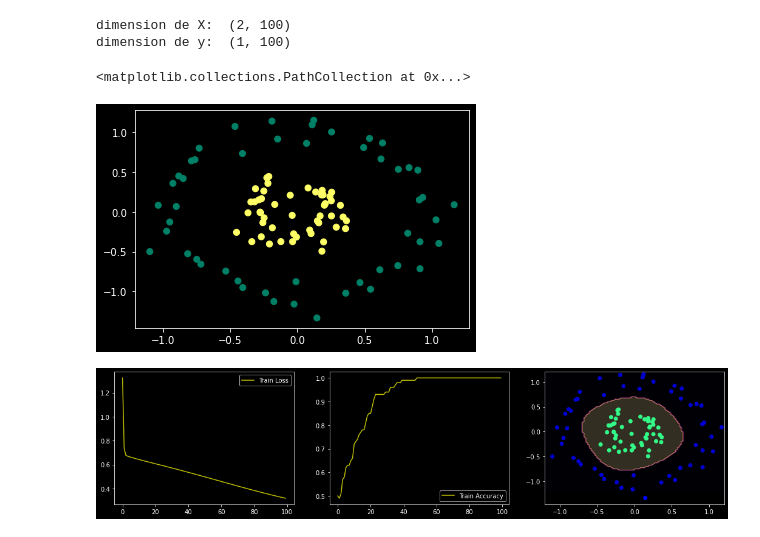
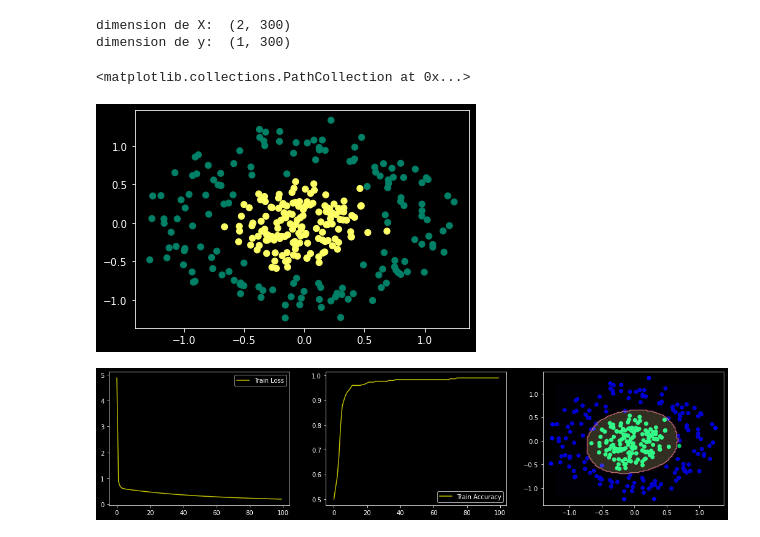
Before and after one commit to e-coucou/Machine-Learning, a Jupyter notebook: 3-NN/Lecon 2.ipynb, the cells around one changed output. Saved outputs shown, nothing was run; the diff lists cells and outputs as text; code cells hidden in the pictures.

```diff
--- a/3-NN/Lecon 2.ipynb
+++ b/3-NN/Lecon 2.ipynb
@@ -6,19 +6,19 @@ from sklearn.metrics import accuracy_score, log_loss
 from tqdm import tqdm
 import plotly.graph_objects as go
 # %%
-X,y = make_circles(n_samples=100, noise=0.1, factor=0.3, random_state=0)
+X,y = make_circles(n_samples=300, noise=0.15, factor=0.3, random_state=0)
 X= X.T
 y = y.reshape((1,y.shape[0]))
 
 print('dimension de X: ', X.shape)
 print('dimension de y: ',y.shape)
 
 plt.scatter(X[0,:],X[1,:],c=y,cmap='summer')
 # %% [output]
-dimension de X:  (2, 100)
-dimension de y:  (1, 100)
+dimension de X:  (2, 300)
+dimension de y:  (1, 300)
 <matplotlib.collections.PathCollection at 0x...>
-[figure, old version]
+[figure, new version]
 # %%
 def init(n0,n1,n2):
     W1=np.random.randn(n1,n0)
@@ -141,10 +141,10 @@ def neural_network(X,y,n1=32,lr=0.1,n_iter=1000): #n1 nombre d neurones de la co
     # print(a.shape,a)
     return param
 # %%
-W_param = neural_network(X,y,n1=16,lr=0.1,n_iter=1000)
+W_param = neural_network(X,y,n1=128,lr=0.1,n_iter=1000)
 # print (W_param)
 # %% [output]
-[figure, old version]
+[figure, new version]
 # %%
 lim = 1.2
 h = 100
```
Also changed, not shown: parts of 1 cell of this notebook.
